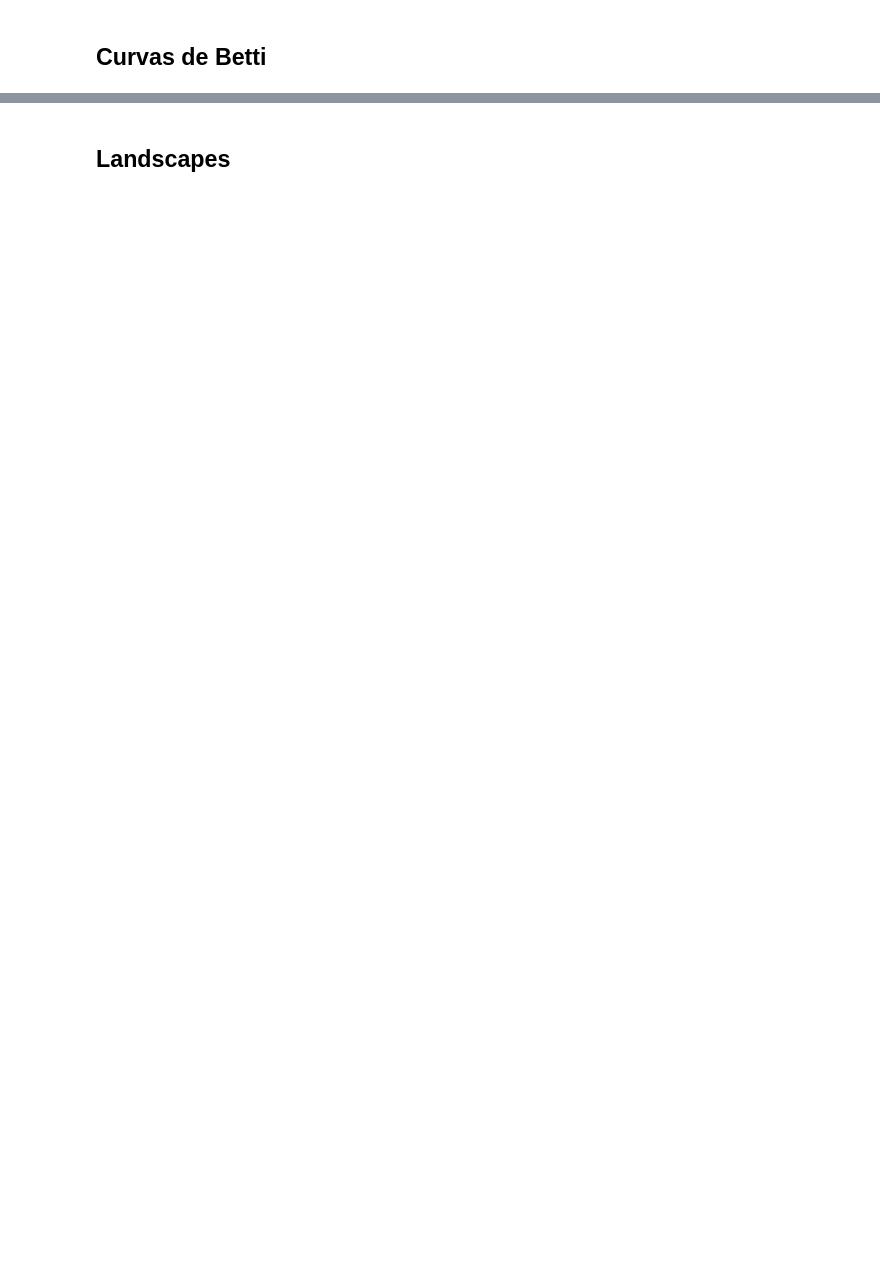
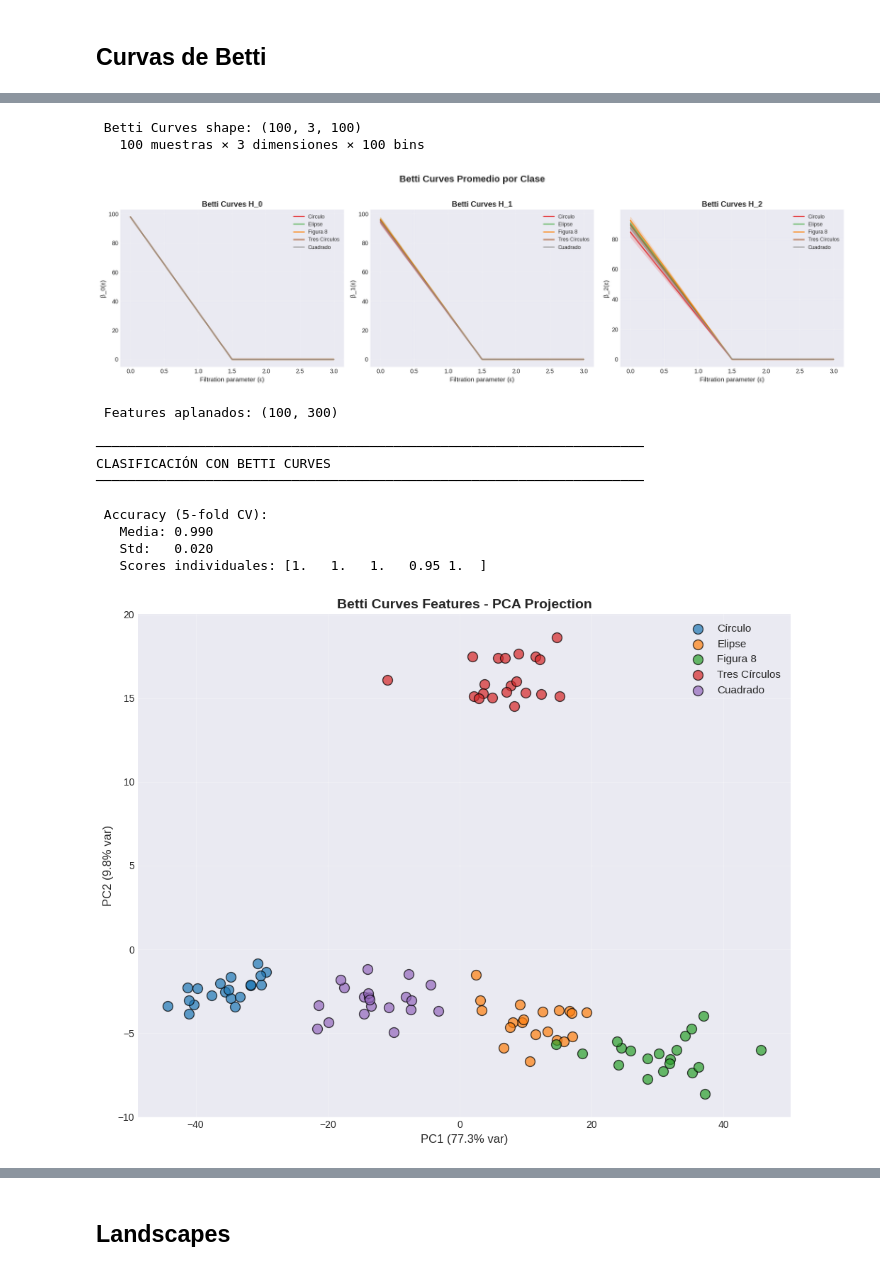
Before and after one commit to gmauricio-toledo/tda, a Jupyter notebook: notebooks/06-Vectorización.ipynb, the cells around one changed output, grey strips where cells are left out. Drawn from its saved outputs; the diff is of its cells as text; code cells hidden in the pictures; blank space fills up the shorter version.

```diff
--- a/notebooks/06-Vectorización.ipynb
+++ b/notebooks/06-Vectorización.ipynb
@@ -394,7 +458,7 @@ for class_id, class_name in enumerate(class_names):
     ax.bar(positions, mean_topn,
         #    yerr=std_topn,
            capsize=4,
-           color=colors[class_id],
+        #    color=colors[class_id],
            alpha=0.7,
            edgecolor='black',
            linewidth=1.5)
@@ -579,31 +669,46 @@ print("CLASIFICACIÓN CON BETTI CURVES")
 print(f"{'─'*70}")
 
 clf_betti = RandomForestClassifier(n_estimators=10, random_state=42)
 scores_betti = cross_val_score(clf_betti, betti_features_flat, y, cv=5, scoring='accuracy')
 
 print(f"\n Accuracy (5-fold CV):")
 print(f"   Media: {scores_betti.mean():.3f}")
 print(f"   Std:   {scores_betti.std():.3f}")
 print(f"   Scores individuales: {scores_betti}")
 
 # Visualización PCA
 pca_betti = PCA(n_components=2)
 betti_pca = pca_betti.fit_transform(betti_features_flat)
 
 fig, ax = plt.subplots(1, 1, figsize=(10, 8))
 
 for class_id, class_name in enumerate(class_names):
     mask = y == class_id
     ax.scatter(betti_pca[mask, 0], betti_pca[mask, 1],
               label=class_name,
-              color=colors[class_id],
+            #   color=colors[class_id],
               s=100, alpha=0.7,
               edgecolors='black', linewidth=1)
 
 ax.set_xlabel(f'PC1 ({pca_betti.explained_variance_ratio_[0]:.1%} var)', fontsize=12)
 ax.set_ylabel(f'PC2 ({pca_betti.explained_variance_ratio_[1]:.1%} var)', fontsize=12)
 ax.set_title('Betti Curves Features - PCA Projection', fontweight='bold', fontsize=14)
 ax.legend(fontsize=11)
 ax.grid(True, alpha=0.3)
 plt.tight_layout()
 plt.show()
+# %% [output]
+ Betti Curves shape: (100, 3, 100)
+   100 muestras × 3 dimensiones × 100 bins
+[figure, added]
+ Features aplanados: (100, 300)
+
+──────────────────────────────────────────────────────────────────────
+CLASIFICACIÓN CON BETTI CURVES
+──────────────────────────────────────────────────────────────────────
+
+ Accuracy (5-fold CV):
+   Media: 0.990
+   Std:   0.020
+   Scores individuales: [1.   1.   1.   0.95 1.  ]
+[figure, added]
```
Also changed, not shown: parts of 23 cells of this notebook.
